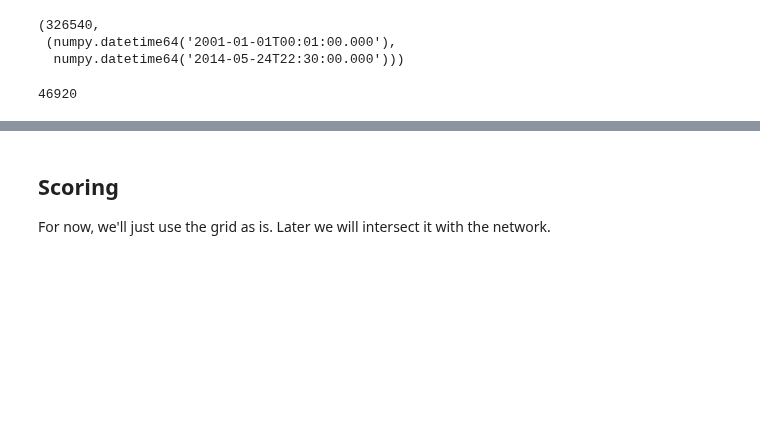
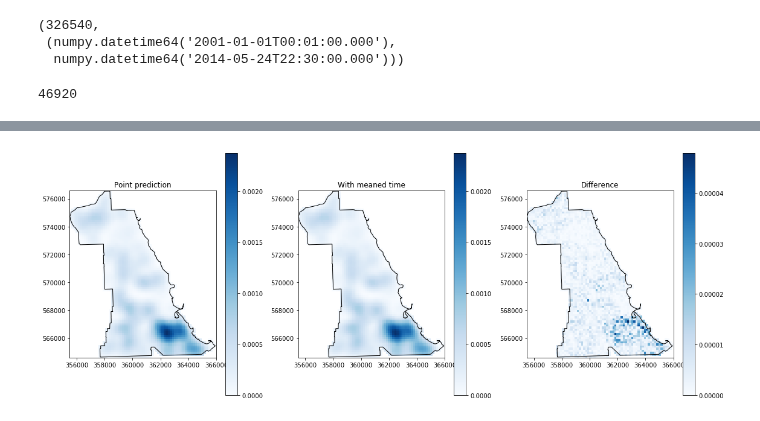
Before and after one commit to QuantCrimAtLeeds/PredictCode, a Jupyter notebook: examples/Networks/Case study Chicago/Cross-Validation grid.ipynb, the cells around one changed output, grey strips where cells are left out. Drawn from its saved outputs; the diff is of its cells as text; code cells hidden in the pictures; blank space fills up the shorter version.

```diff
--- a/examples/Networks/Case study Chicago/Cross-Validation grid.ipynb
+++ b/examples/Networks/Case study Chicago/Cross-Validation grid.ipynb
@@ -113,4 +146,28 @@ TypeError: unsupported operand type(s) for -: 'list' and 'int'
-# %% [markdown]
-## Scoring
-
-For now, we'll just use the grid as is.  Later we will intersect it with the network.
+# %%
+grid_pred2 = predictor.grid_predict(tend, tend, tend + np.timedelta64(1, "D"), grid)
+grid_pred2.mask_with(grid)
+grid_pred2 = grid_pred2.renormalise()
+# %%
+fig, ax  = plt.subplots(ncols=3, figsize=(16,6))
+
+for a in ax:
+    a.set_aspect(1)
+    a.add_patch(descartes.PolygonPatch(south_side, fc="none", ec="Black"))
+
+mp = ax[0].pcolormesh(*grid_pred.mesh_data(), grid_pred.intensity_matrix, cmap="Blues")
+ax[0].set_title("Point prediction")
+fig.colorbar(mp, ax=ax[0])
+
+mp = ax[1].pcolormesh(*grid_pred2.mesh_data(), grid_pred2.intensity_matrix, cmap="Blues")
+ax[1].set_title("With meaned time")
+fig.colorbar(mp, ax=ax[1])
+
+mp = ax[2].pcolormesh(*grid_pred2.mesh_data(),
+                      np.abs(grid_pred.intensity_matrix - grid_pred2.intensity_matrix), cmap="Blues")
+ax[2].set_title("Difference")
+fig.colorbar(mp, ax=ax[2])
+
+fig.tight_layout()
+None
+# %% [output]
+[figure, added]
```
Also changed, not shown: parts of 22 cells of this notebook, 3 other files.
